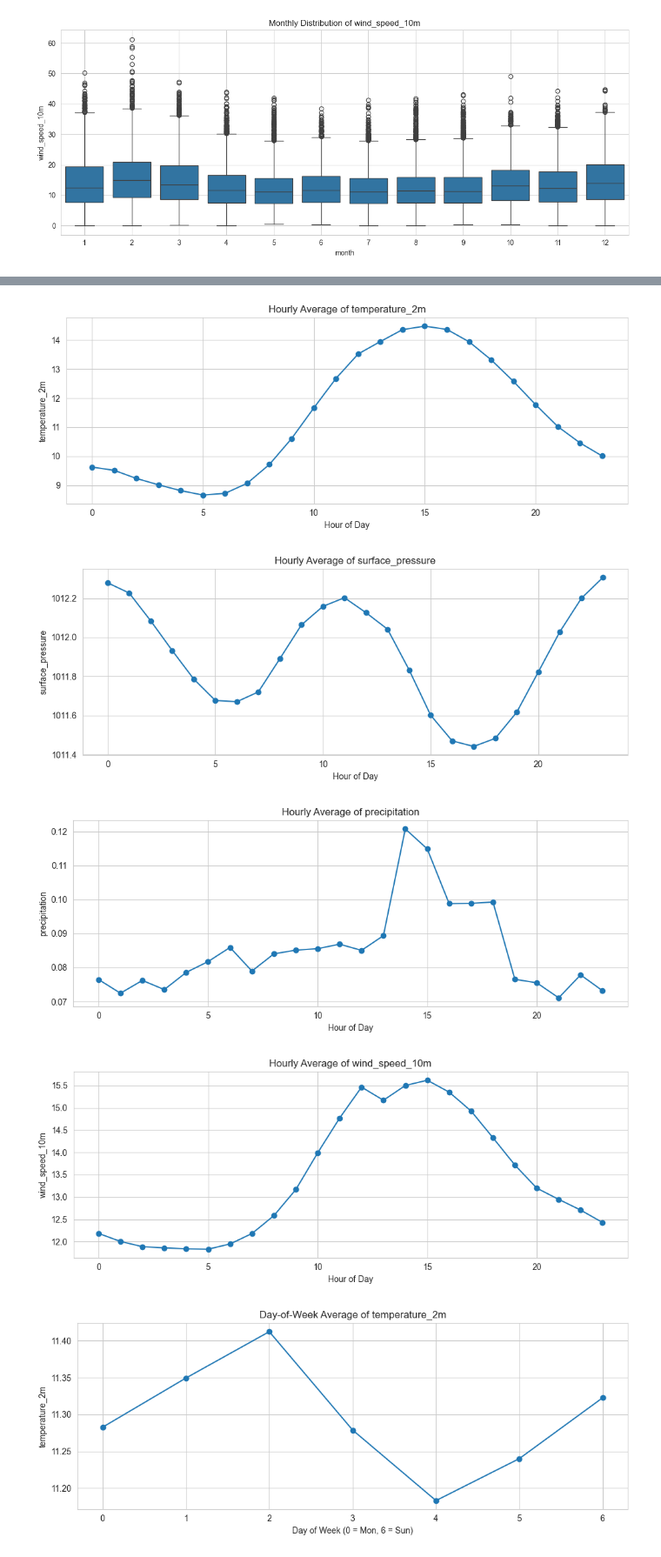
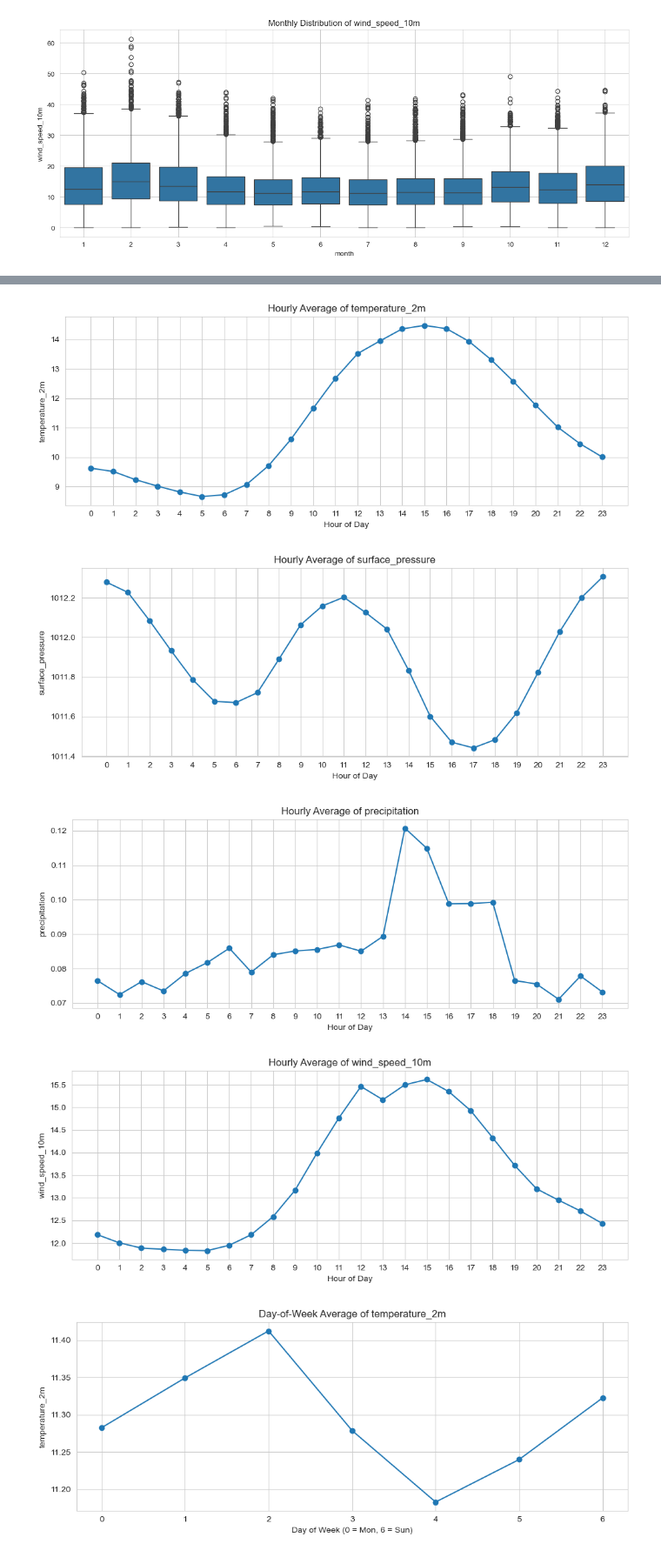
Before and after one commit to Jeremiah-Bachtin/comp1884-group6-weather-anomaly-detection-system, a Jupyter notebook: notebooks/notebook_jeremy_EDA.ipynb, the cells around one changed output, grey strips where cells are left out. Shown at 87% size. Cells and saved outputs as stored; diff of their text form; code cells hidden in the pictures.

```diff
--- a/notebooks/notebook_jeremy_EDA.ipynb
+++ b/notebooks/notebook_jeremy_EDA.ipynb
@@ -118,20 +134,21 @@ for col in monthly_features:
 # %%
 # Plot average value by hour for each variable for diurnal trends
 for col in monthly_features:
     hourly_avg = df.groupby('hour')[col].mean()
     plt.figure(figsize=(10, 4))
     hourly_avg.plot(marker='o')
     plt.title(f'Hourly Average of {col}')
     plt.xlabel('Hour of Day')
     plt.ylabel(col)
+    plt.xticks(ticks=range(24), labels=[str(h) for h in range(24)])  # Force all 24 ticks
     plt.grid(True)
     plt.tight_layout()
     plt.show()
 # %% [output]
-[figure, old version]
+[figure, new version]
-[figure, old version]
+[figure, new version]
-[figure, old version]
+[figure, new version]
-[figure, old version]
+[figure, new version]
 # %%
 # Day of week patterns
 for col in monthly_features:
```
Also changed, not shown: parts of 19 cells of this notebook.
